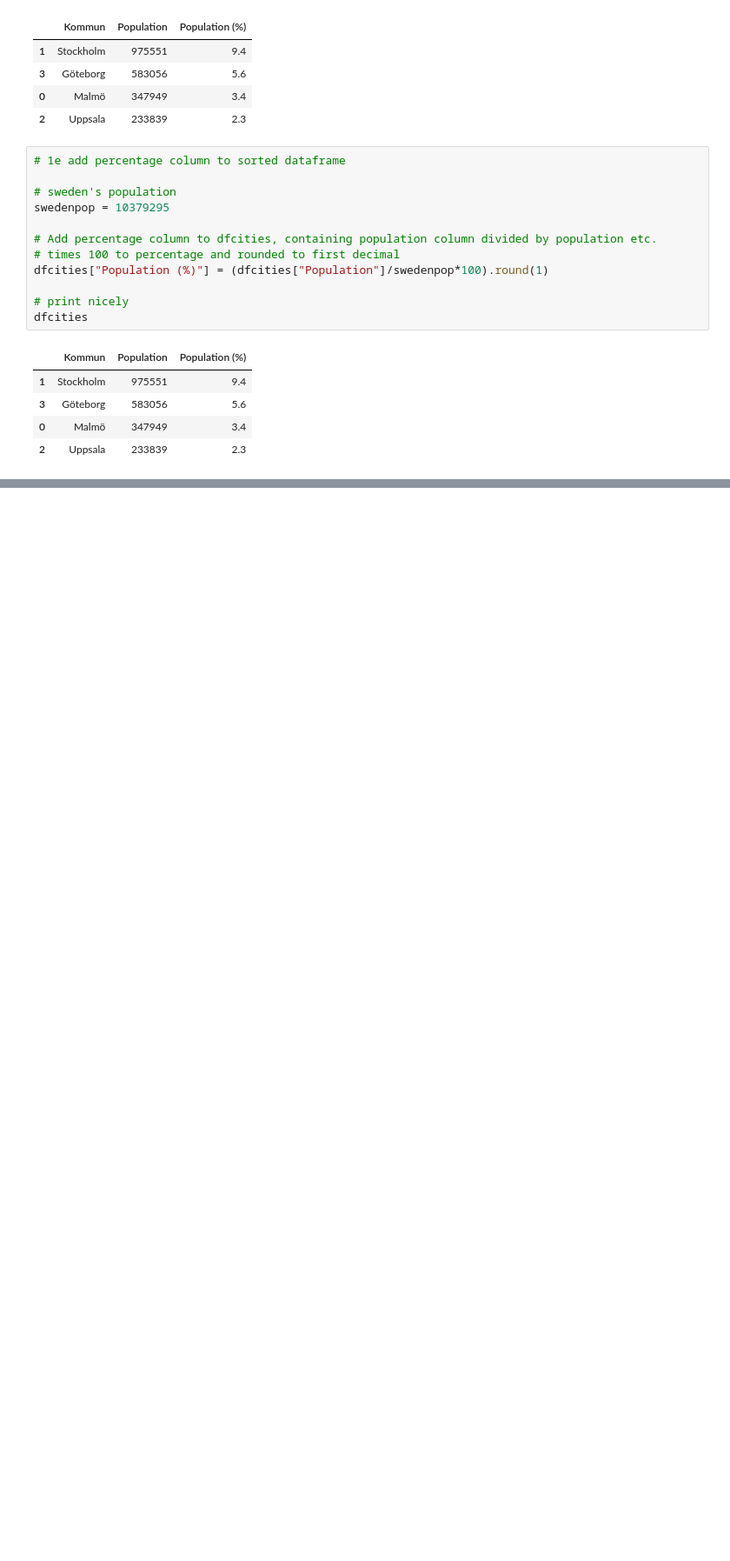
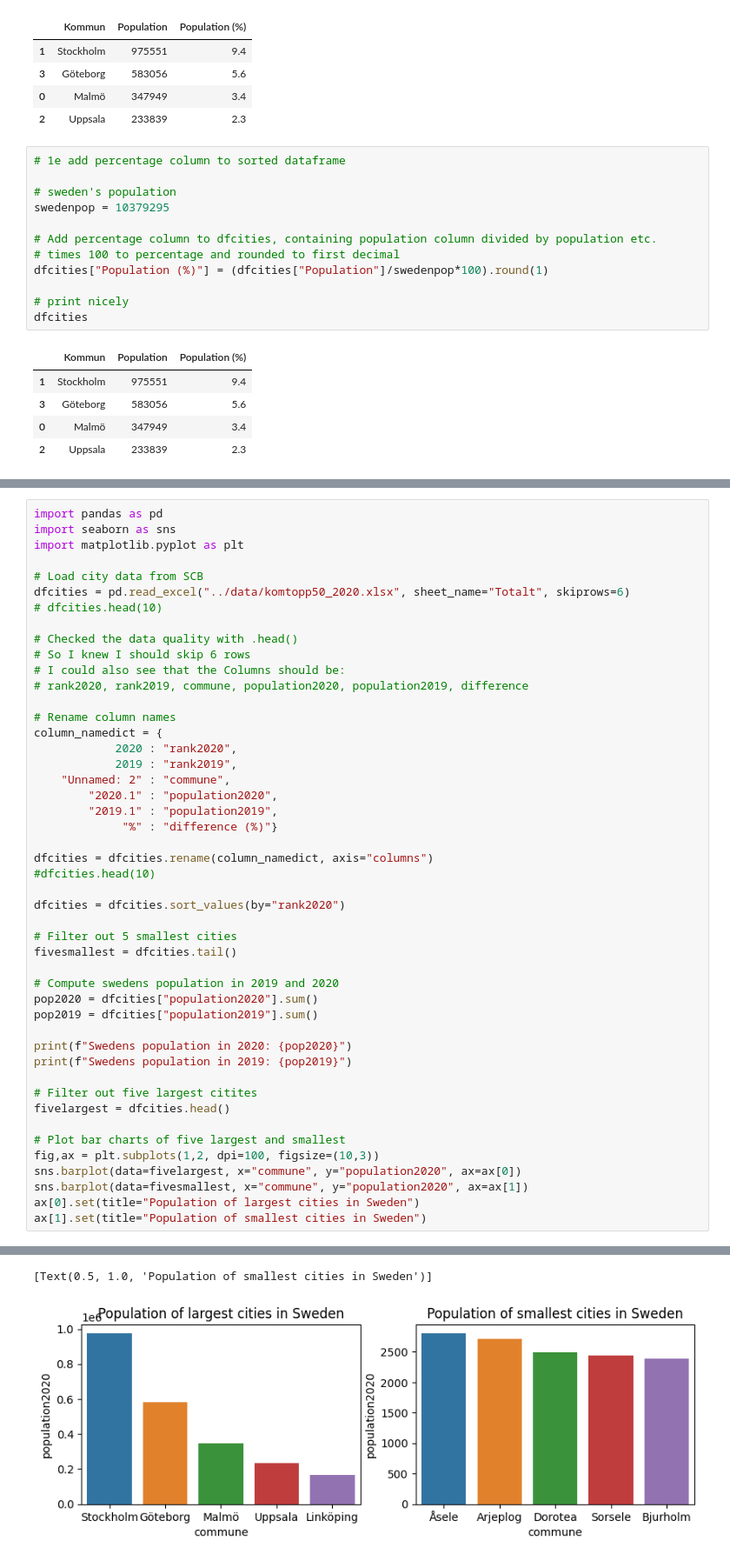
Before and after one commit to jwiegert/databehandling-joachim-wiegert, a Jupyter notebook: exercises/ex00_pandasbasics.ipynb, the cells around one changed output, grey strips where cells are left out. Shown at 87% size. Saved outputs shown, nothing was run; the diff lists cells and outputs as text; blank space fills up the shorter version.

```diff
--- a/exercises/ex00_pandasbasics.ipynb
+++ b/exercises/ex00_pandasbasics.ipynb
@@ -123,0 +148,48 @@ dfcities
+# %%
+import pandas as pd
+import seaborn as sns
+import matplotlib.pyplot as plt
+
+# Load city data from SCB
+dfcities = pd.read_excel("../data/komtopp50_2020.xlsx", sheet_name="Totalt", skiprows=6)
+# dfcities.head(10)
+
+# Checked the data quality with .head()
+# So I knew I should skip 6 rows
+# I could also see that the Columns should be:
+# rank2020, rank2019, commune, population2020, population2019, difference
+
+# Rename column names
+column_namedict = {
+            2020 : "rank2020",
+            2019 : "rank2019",
+    "Unnamed: 2" : "commune",
+        "2020.1" : "population2020",
+        "2019.1" : "population2019",
+             "%" : "difference (%)"}
+
+dfcities = dfcities.rename(column_namedict, axis="columns")
+#dfcities.head(10)
+
+dfcities = dfcities.sort_values(by="rank2020")
+
+# Filter out 5 smallest cities
+fivesmallest = dfcities.tail()
+
+# Compute swedens population in 2019 and 2020
+pop2020 = dfcities["population2020"].sum()
+pop2019 = dfcities["population2019"].sum()
+
+print(f"Swedens population in 2020: {pop2020}")
+print(f"Swedens population in 2019: {pop2019}")
+
+# Filter out five largest citites
+fivelargest = dfcities.head()
+
+# Plot bar charts of five largest and smallest
+fig,ax = plt.subplots(1,2, dpi=100, figsize=(10,3))
+sns.barplot(data=fivelargest, x="commune", y="population2020", ax=ax[0])
+sns.barplot(data=fivesmallest, x="commune", y="population2020", ax=ax[1])
+ax[0].set(title="Population of largest cities in Sweden")
+ax[1].set(title="Population of smallest cities in Sweden")
+# %% [output]
@@ -123,0 +198,2 @@ dfcities
+[Text(0.5, 1.0, 'Population of smallest cities in Sweden')]
+[figure, added]
```
Also changed, not shown: parts of 5 cells of this notebook, 2 other files.
